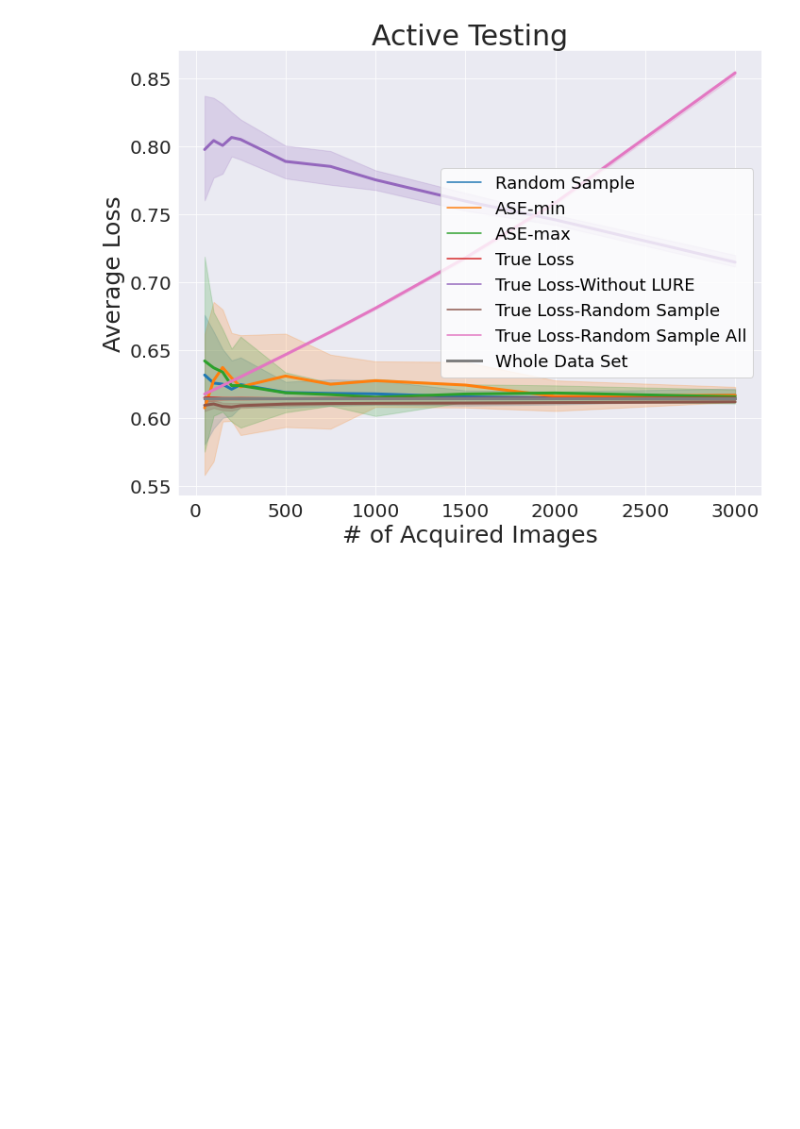
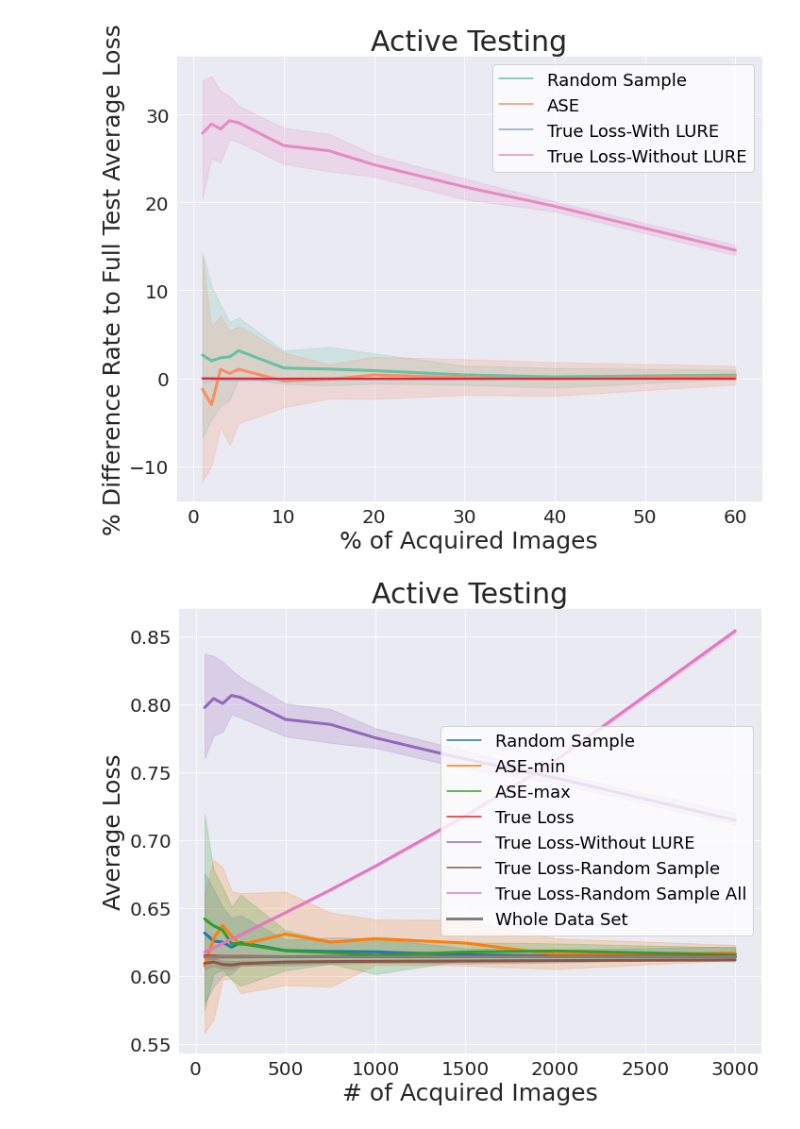
Before and after one commit to susanbao/orkspace, a Jupyter notebook: DINO/active_test_figure_ASE.ipynb, the cells around one changed output. Saved outputs shown, nothing was run; the diff lists cells and outputs as text; code cells hidden in the pictures; blank space fills up the shorter version.

```diff
--- a/DINO/active_test_figure_ASE.ipynb
+++ b/DINO/active_test_figure_ASE.ipynb
@@ -93,3 +121,24 @@ def read_baseline_data(data_path):
+# %%
+# surrogate ensemble loss summary type: min
+result_json_path = "./results/ASE_loss_compare/"
+true_loss_estimation_path = result_json_path + "None_R50_31.json"
+random_sample_path = result_json_path + "random_sample_R50_31_10_runs.json"
+surr_ensemble_path_min = result_json_path + "surr_ensemble_R50_31_10_runs_min.json"
+surr_ensemble_path_max = result_json_path + "surr_ensemble_R50_31_10_runs_max.json"
+surr_ensemble_path_mean = result_json_path + "surr_ensemble_R50_31_10_runs_mean.json"
+test_whole_data = read_baseline_data(true_loss_estimation_path)
+results = add_entries(random_sample_path)
+results = results.append(add_entries(surr_ensemble_path_mean, None),ignore_index=True)
+true_loss_results = add_entries(result_json_path + "true_loss_R50_31_10_runs.json", "With LURE")
+true_loss_results['loss'] = true_loss_results['loss'] - true_loss_results['loss'][true_loss_results['loss'].shape[0]-1] + test_whole_data['loss']
+results = results.append(true_loss_results, ignore_index=True)
+results = results.append(add_entries(result_json_path + "true_loss_no_weight_R50_31_10_runs.json", "Without LURE"),ignore_index=True)
+# results = results.append(add_entries(result_json_path + "true_loss_random_sample_R50_31_10_runs.json", "Random Sample"),ignore_index=True)
+# results = results.append(add_entries(result_json_path + "true_loss_random_sample_all_R50_31_10_runs.json", "Random Sample All"),ignore_index=True)
+# %%
+plot_all_diff_precentage_figure(results, test_whole_data, 5000, "loss")
+# %% [output]
+[figure, added]
 # %%
 # surrogate ensemble loss summary type: min
 result_json_path = "./results/ASE_loss_compare/"
```
Also changed, not shown: parts of 1 cell of this notebook, 10 other files.
